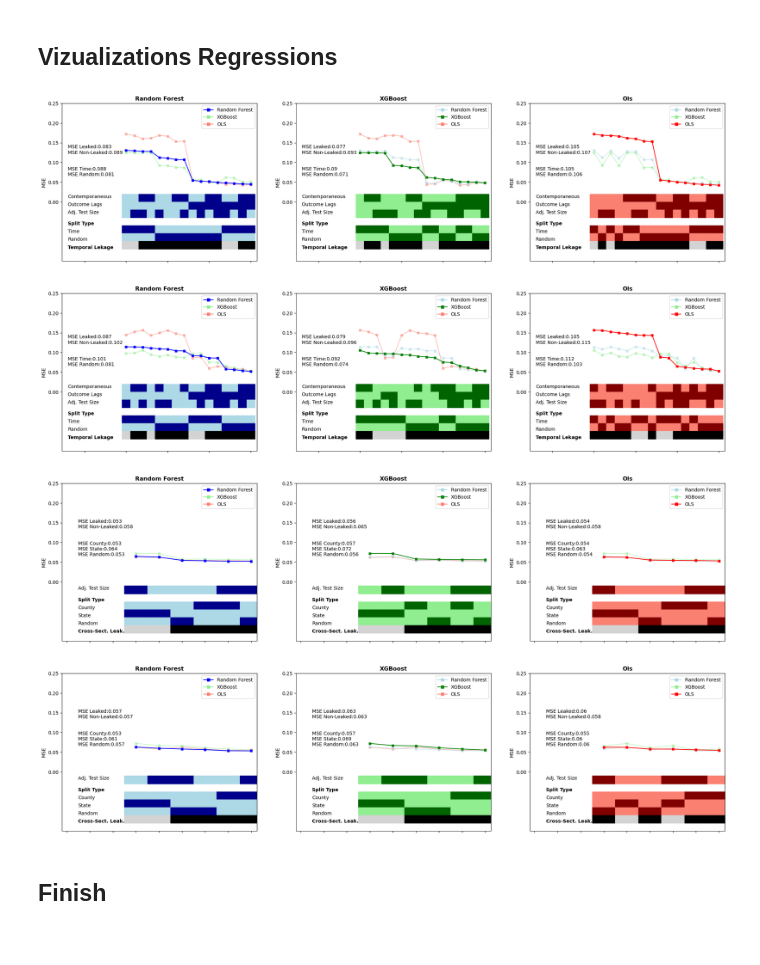
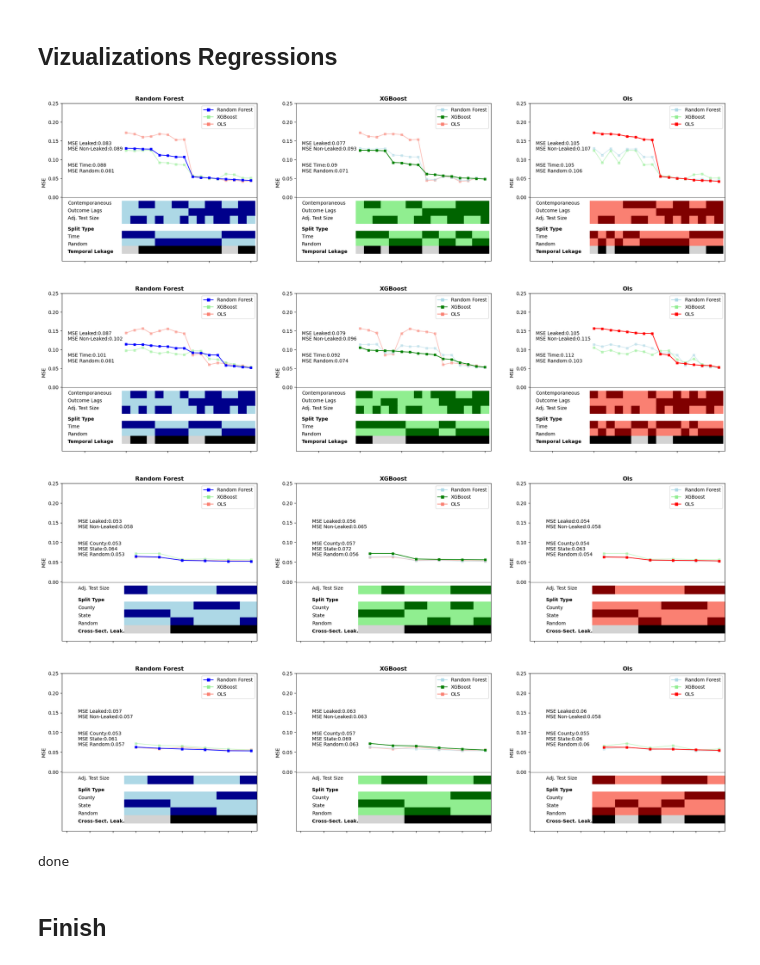
Before and after one commit to gabrielepinto/results_ml_replication, a Jupyter notebook: ML_analysis_panel_data_replication.ipynb, the cells around one changed output. Drawn from its saved outputs; the diff is of its cells as text; code cells hidden in the pictures.

```diff
--- a/ML_analysis_panel_data_replication.ipynb
+++ b/ML_analysis_panel_data_replication.ipynb
@@ -587,7 +575,7 @@ tab
 # %% [markdown]
 ## Create Figures To Visualize Results
 # %%
-tab = pd.read_excel(f'{folder}results_ml_replication\\classification_results.xlsx',index_col=0)
+tab = pd.read_excel(f'{folder}\\classification_results.xlsx',index_col=0)
 tab["leaked"] = ((tab["include_contemporaneous"]=="yes")|(~tab["split_type"].isin(["space_time","time"]))).replace({True:"yes",False:"no"})
 tab["time_leak"] = tab[["include_contemporaneous","split_type"]].apply(lambda x:"high" if (x["include_contemporaneous"]=="yes")&(x["split_type"] not in ["space_time","time"]) else
                                                     ("low" if (x["include_contemporaneous"]=="no")&(x["split_type"]  in ["space_time","time"]) else "medium") ,axis=1)
@@ -737,17 +725,23 @@ for mode in ["time","space"]:
             axs.text(x=middlex-spaziox,y=max_y-0.35,s=main_result+stringa_samples)
 
             #axs.legend(handles=legend_elements,bbox_to_anchor=(0.7,0.5))
-            axs.legend(handles=legend_elements,loc="center right")
+            axs.legend(handles=legend_elements,loc="upper left" if mode!="space" else "center left")
             axs.set_xlim(middlex-spaziox-0.5,axs.get_xlim()[1])
-            axs.set_title(dict_nomi[model],fontweight="bold")
+            axs.set_title(dict_nomi[model],fontweight="bold",color=c)
             axs.set_xticklabels("")
             axs.set_xlabel("")
             axs.set_ylabel(perf_var.upper())
-            axs.set_title(dict_nomi[model],fontweight="bold")
             axs.set_ylim(-0.05,max_y*1.04)
+
+            threshold = 0.3
+            # newlabels = [label.set_text('') for label in axs.get_yticklabels()
+            #     if label.get_text().replace('−', '-') and float(label.get_text().replace('−', '-')) < threshold]
+            # axs.set_ytick(newlabels)
+            axs.set_yticklabels(labels=[x.get_text() if x.get_position()[1]>=threshold else "" for x in axs.get_yticklabels()])
+            axs.axhline(y=threshold,color="black",linewidth=0.5)
             tab_to_export = tab2.loc[dplot2.index]
-            tab_to_export.sort_values("auc").to_excel(f'{folder}results_ml\\tables\\results_classification_{periodo}_period_{mode}_{perf_var}.xlsx')
+            tab_to_export.sort_values("auc").to_excel(f'{folder}tables\\results_classification_{periodo}_period_{mode}_{perf_var}.xlsx')
         #fig.suptitle(f"Models Performance {periodo} Observations",fontweight="bold",fontsize=18)
-        fig.savefig(f'{folder}results_ml_replication\\figures\\png\\results_classification_{periodo}_period_{mode}.png',bbox_inches="tight",dpi=600)
-        fig.savefig(f'{folder}results_ml_replication\\figures\\svg\\results_classification_{periodo}_period_{mode}.svg',bbox_inches="tight",dpi=300)
+        fig.savefig(f'{folder}figures\\png\\results_classification_{periodo}_period_{mode}.png',bbox_inches="tight",dpi=600)
+        fig.savefig(f'{folder}figures\\svg\\results_classification_{periodo}_period_{mode}.svg',bbox_inches="tight",dpi=300)
 # %% [output]
@@ -951,7 +945,7 @@ tab.to_excel(f'{folder}results_ml_replication\\regression_results.xlsx')
 # %% [markdown]
 ## Vizualizations Regressions
 # %%
-tab = pd.read_excel(f'{folder}results_ml_replication\\regression_results.xlsx',index_col=0)
+tab = pd.read_excel(f'{folder}\\regression_results.xlsx',index_col=0)
 tab.sort_values("mse",ascending=False,inplace=True)
 tab.reset_index(drop=True,inplace=True)
 tab["leaked"] = ((tab["include_contemporaneous"]=="yes")|(~tab["split_type"].isin(["space_time","time"]))).replace({True:"yes",False:"no"})
@@ -1030,6 +1024,7 @@ for mode in ["time","space"]:
             middlex = -0.5
             #midy = max_y/4
             midy = 0 if mode=="time" else -0.03
+            midy = -0.03 if mode=="time" else -0.03
             middley = midy
             #middley = axs.get_ylim()[0]-0.05
             posx = 1
@@ -1101,42 +1096,52 @@ for mode in ["time","space"]:
             #string_leakage_sp = f'Spatial Leakage:{leaked_ratio_sp} ({leaked_sp} / {non_leaked_sp})'
             if mode=="space":
                 main_result = string_leakage_sp.split("Leakage ratio")[0]
             else:
                 main_result = string_leakage.split("Leakage ratio")[0]
 
             ris_by_group = pd.DataFrame(dplot.groupby("split_type")[perf_var].mean().loc[[x for x in lista_var_sample if "leak" not in x ]])
             stringa_samples = "\n\n"
             for i,row in ris_by_group.rename(dict_nomi).iterrows():
                 stringa_samples+=f'{perf_var.upper()} {i}:{np.round(row[perf_var],3)}\n'
             axs.text(x=middlex-spaziox,y=max_y-0.15,s=main_result+stringa_samples)
 
             #axs.legend(handles=legend_elements,bbox_to_anchor=(0.7,0.5))
             axs.legend(handles=legend_elements,loc="upper right")
             axs.set_xlim(middlex-spaziox-0.7,axs.get_xlim()[1])
             axs.set_ylabel(perf_var_name)
             axs.set_xlabel("")
             axs.set_xticklabels("")
             axs.set_title(dict_nomi[model],fontweight="bold")
-            axs.set_ylim(-0.15 if mode=="time" else -0.15,max_y*1.04)
+            axs.set_ylim(-0.17 if mode=="time" else -0.15,max_y*1.04)
 
             # Get current tick positions
             ticks = axs.get_yticks()
-
             # Filter ticks to only keep those from 0 onward
             positive_ticks = [tick for tick in ticks if tick >= 0]
+            axs.set_yticks(positive_ticks)
+
+            threshold = -0.001
+            # newlabels = [label.set_text('') for label in axs.get_yticklabels()
+            #     if label.get_text().replace('−', '-') and float(label.get_text().replace('−', '-')) < threshold]
+            # axs.set_ytick(newlabels)
+            axs.set_yticklabels(labels=[x.get_text() if x.get_position()[1]>=threshold else "" for x in axs.get_yticklabels()])
+            axs.axhline(y=threshold,color="black",linewidth=0.5)
 
             # Set the filtered tick positions
-            axs.set_yticks(positive_ticks)
             tab_to_export = tab2.loc[dplot2.index]
-            tab_to_export.sort_values("mse").to_excel(f'{folder}results_ml\\tables\\results_regression_{periodo}_period_{mode}_logincome_{perf_var}.xlsx')
+            tab_to_export.sort_values("mse").to_excel(f'{folder}tables\\results_regression_{periodo}_period_{mode}_logincome_{perf_var}.xlsx')
 
         #fig.suptitle(f"Models Performance {periodo} Observations",fontweight="bold",fontsize=18)
-        fig.savefig(f'{folder}results_ml_replication\\figures\\png\\results_regression_{periodo}_period_{mode}_logincome_{perf_var}.png',bbox_inches="tight",dpi=600)
-        fig.savefig(f'{folder}results_ml_replication\\figures\\svg\\results_regression_{periodo}_period_{mode}_logincome_{perf_var}.svg',bbox_inches="tight",dpi=300)
+        fig.savefig(f'{folder}figures\\png\\results_regression_{periodo}_period_{mode}_logincome_{perf_var}.png',bbox_inches="tight",dpi=600)
+        fig.savefig(f'{folder}figures\\svg\\results_regression_{periodo}_period_{mode}_logincome_{perf_var}.svg',bbox_inches="tight",dpi=300)
 # %% [output]
-[figure, old version]
+[figure, new version]
-[figure, old version]
+[figure, new version]
 [figure]
 [figure]
+# %%
+print("done")
+# %% [output]
+done
 # %% [markdown]
 ## Finish
```
Also changed, not shown: parts of 3 cells of this notebook, 25 other files.
